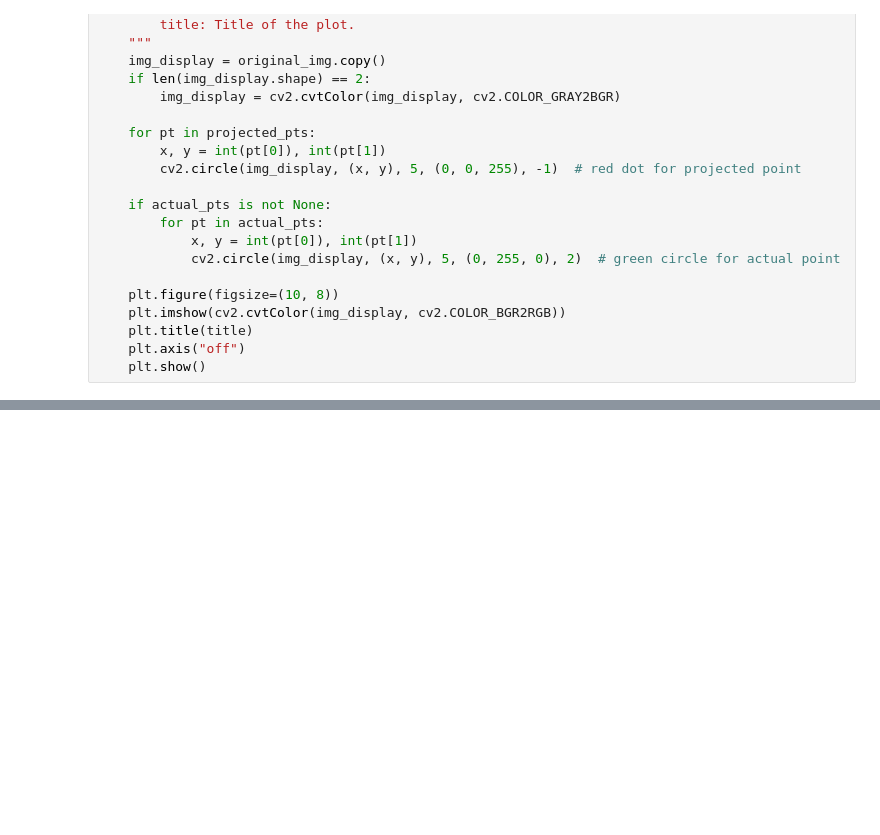
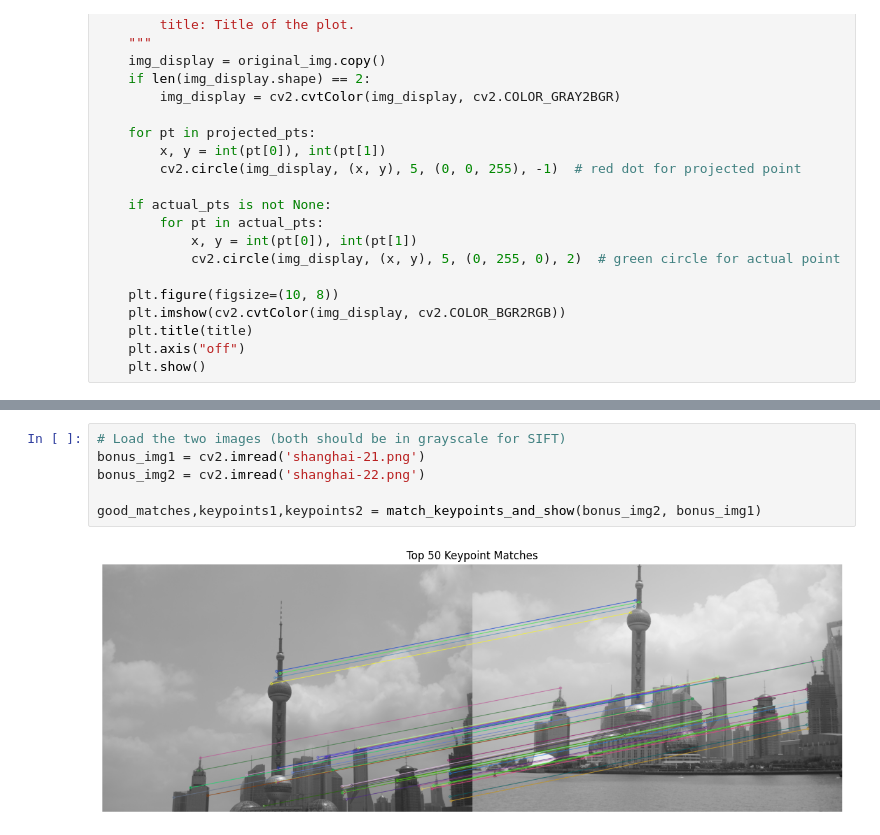
Before and after one commit to shrededlord/CV-Assignment-2, a Jupyter notebook: Part2.ipynb, the cells around one changed output, grey strips where cells are left out. Saved outputs shown, nothing was run; the diff lists cells and outputs as text; blank space fills up the shorter version.

```diff
--- a/Part2.ipynb
+++ b/Part2.ipynb
@@ -291 +282,9 @@ width: 2412 height: 1230
 [figure]
+# %%
+# Load the two images (both should be in grayscale for SIFT)
+bonus_img1 = cv2.imread('shanghai-21.png')
+bonus_img2 = cv2.imread('shanghai-22.png')
+
+good_matches,keypoints1,keypoints2 = match_keypoints_and_show(bonus_img2, bonus_img1)
+# %% [output]
+[figure, added]
```
Also changed, not shown: parts of 9 cells of this notebook.
